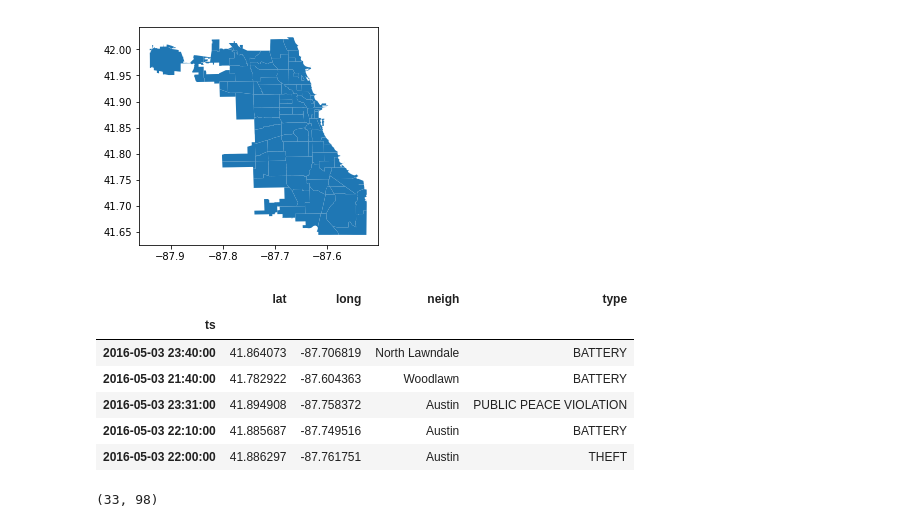
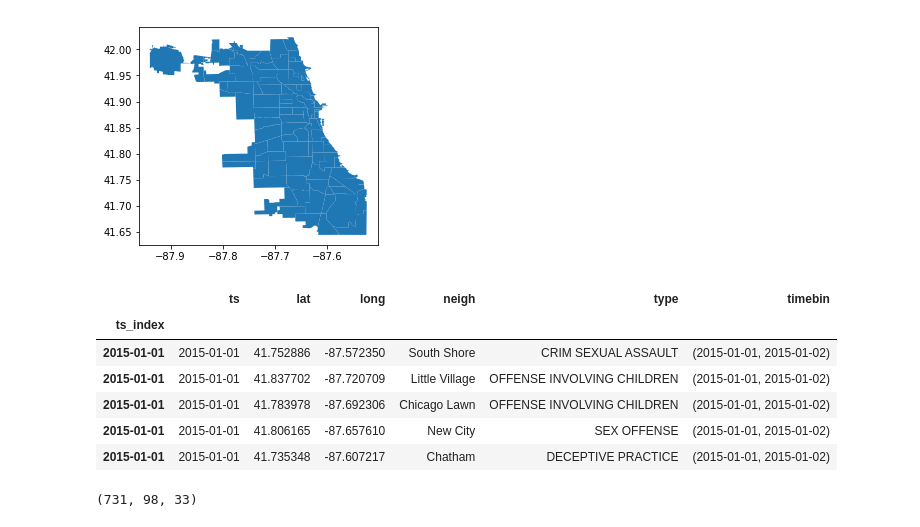
Before and after one commit to selimfirat/st-crime-rate-prediction, a Jupyter notebook: gridify.ipynb, the cells around one changed output. Cells and saved outputs as stored; diff of their text form; code cells hidden in the pictures.

```diff
--- a/gridify.ipynb
+++ b/gridify.ipynb
@@ -82,26 +82,41 @@ neighborhoods.plot()
 # %% [output]
 <matplotlib.axes._subplots.AxesSubplot at 0x...>
 [figure]
-# %%
-gdf = gdf.sort_index()
-gdf.ts = pd.to_datetime(gdf.ts, errors='coerce', unit="s")
-gdf = gdf.set_index("ts")
-gdf.head()
-# %% [output]
-|  | lat | long | neigh | type |
-| ts |  |  |  |  |
-| 2016-05-03 23:40:00 | 41.864073 | -87.706819 | North Lawndale | BATTERY |
-| 2016-05-03 21:40:00 | 41.782922 | -87.604363 | Woodlawn | BATTERY |
-| 2016-05-03 23:31:00 | 41.894908 | -87.758372 | Austin | PUBLIC PEACE VIOLATION |
-| 2016-05-03 22:10:00 | 41.885687 | -87.749516 | Austin | BATTERY |
-| 2016-05-03 22:00:00 | 41.886297 | -87.761751 | Austin | THEFT |
+# %%
+gdf = gdf.sort_index()
+gdf.ts = pd.to_datetime(gdf.ts, errors='coerce', unit="s")
+gdf["ts_index"] = gdf["ts"]
+gdf = gdf.set_index("ts_index").sort_index()
+bins_dt = pd.date_range(start="2015-01-01", end="2017-01-01", normalize=True, freq="D")
+bins_str = bins_dt.astype(str).values
+labels = ['({}, {})'.format(bins_str[i-1], bins_str[i]) for i in range(1, len(bins_str))]
+gdf['timebin'] = pd.cut(gdf.ts.astype(np.int64)//10**9,
+                   bins=bins_dt.astype(np.int64)//10**9,
+                   labels=labels,
+                   right=False
+                   )
+assert not np.any(gdf["timebin"].isna().values) # should be empty
+
+gdf.head()
+# %% [output]
+|  | ts | lat | long | neigh | type | timebin |
+| ts_index |  |  |  |  |  |  |
+| 2015-01-01 | 2015-01-01 | 41.752886 | -87.572350 | South Shore | CRIM SEXUAL ASSAULT | (2015-01-01, 2015-01-02) |
+| 2015-01-01 | 2015-01-01 | 41.837702 | -87.720709 | Little Village | OFFENSE INVOLVING CHILDREN | (2015-01-01, 2015-01-02) |
+| 2015-01-01 | 2015-01-01 | 41.783978 | -87.692306 | Chicago Lawn | OFFENSE INVOLVING CHILDREN | (2015-01-01, 2015-01-02) |
+| 2015-01-01 | 2015-01-01 | 41.806165 | -87.657610 | New City | SEX OFFENSE | (2015-01-01, 2015-01-02) |
+| 2015-01-01 | 2015-01-01 | 41.735348 | -87.607217 | Chatham | DECEPTIVE PRACTICE | (2015-01-01, 2015-01-02) |
 # %%
 list_neighborhoods = gdf.neigh.unique().tolist()
 list_types = gdf.type.unique().tolist()
+list_timebins = gdf.timebin.unique().tolist()
+
 neigh2idx = {}
 idx2neigh = {}
 type2idx = {}
 idx2type = {}
+timebin2idx = {}
+idx2timebin = {}
 
 for idx, neigh in enumerate(list_neighborhoods):
     neigh2idx[neigh] = idx
@@ -111,8 +126,15 @@ for idx, typ in enumerate(list_types):
     type2idx[typ] = idx
     idx2type[idx] = typ
 
+for idx, timebin in enumerate(list_timebins):
+    timebin2idx[timebin] = idx
+    idx2timebin[idx] = timebin
+
 num_neighs = len(list_neighborhoods)
 num_types = len(list_types)
-num_types, num_neighs
+num_timebins = len(list_timebins)
+
+y = np.zeros((num_timebins, num_neighs, num_types))
+y.shape
 # %% [output]
-(33, 98)
+(731, 98, 33)
```
Also changed, not shown: parts of 5 cells of this notebook.
